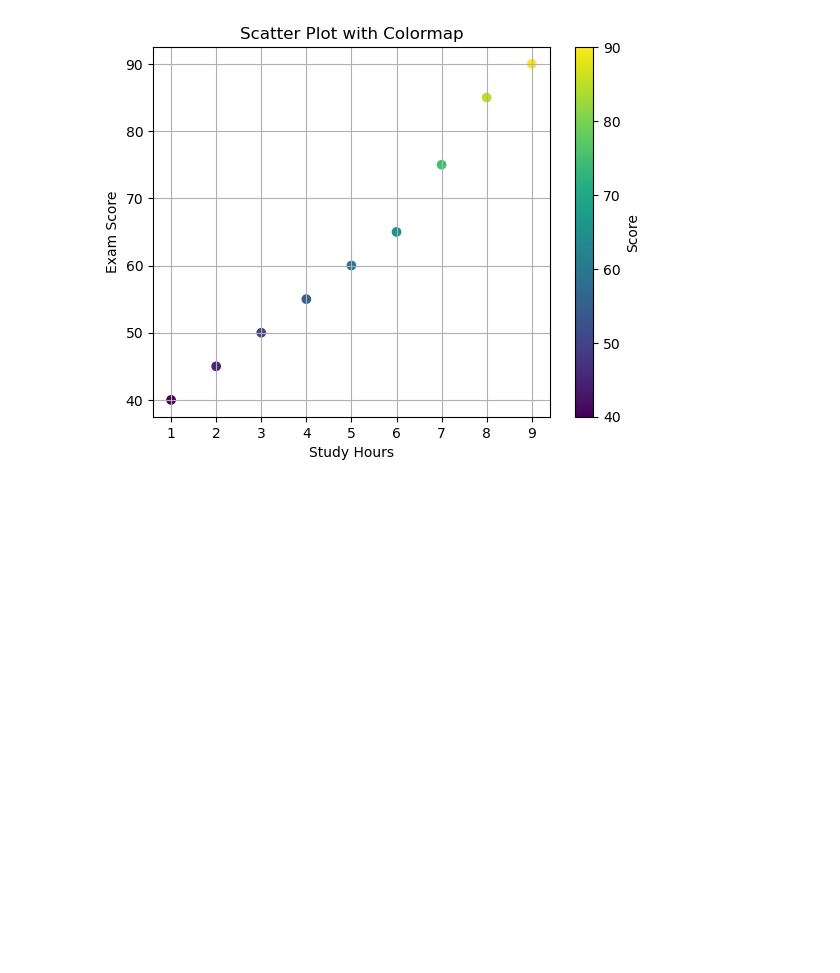
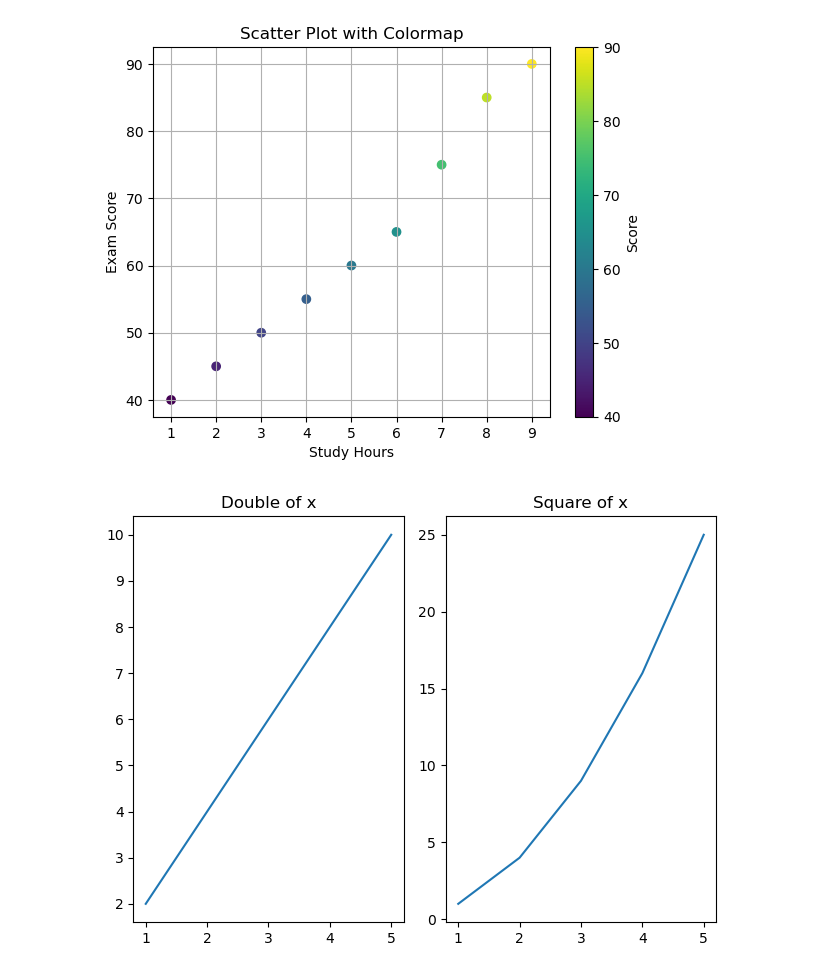
Before and after one commit to nisha-ojha/Introduction-to-Matplotlib, a Jupyter notebook: Bar_Plot.ipynb, the cells around one changed output. Drawn from its saved outputs; the diff is of its cells as text; code cells hidden in the pictures; blank space fills up the shorter version.

Commit message:
Subplots

```diff
--- a/Bar_Plot.ipynb
+++ b/Bar_Plot.ipynb
@@ -260,3 +242,24 @@ plt.grid(True)
 plt.show()
 # %% [output]
 [figure]
+# %%
+import matplotlib.pyplot as plt
+
+# Data
+x = [1, 2, 3, 4, 5]
+y1 = [i * 2 for i in x]
+y2 = [i ** 2 for i in x]
+
+# Create a figure with 1 row and 2 columns
+plt.subplot(1, 2, 1)  # (rows, cols, plot_no)
+plt.plot(x, y1)
+plt.title('Double of x')
+
+plt.subplot(1, 2, 2)
+plt.plot(x, y2)
+plt.title('Square of x')
+
+plt.tight_layout()
+plt.show()
+# %% [output]
+[figure, added]
```
Also changed, not shown: parts of 2 cells of this notebook.
